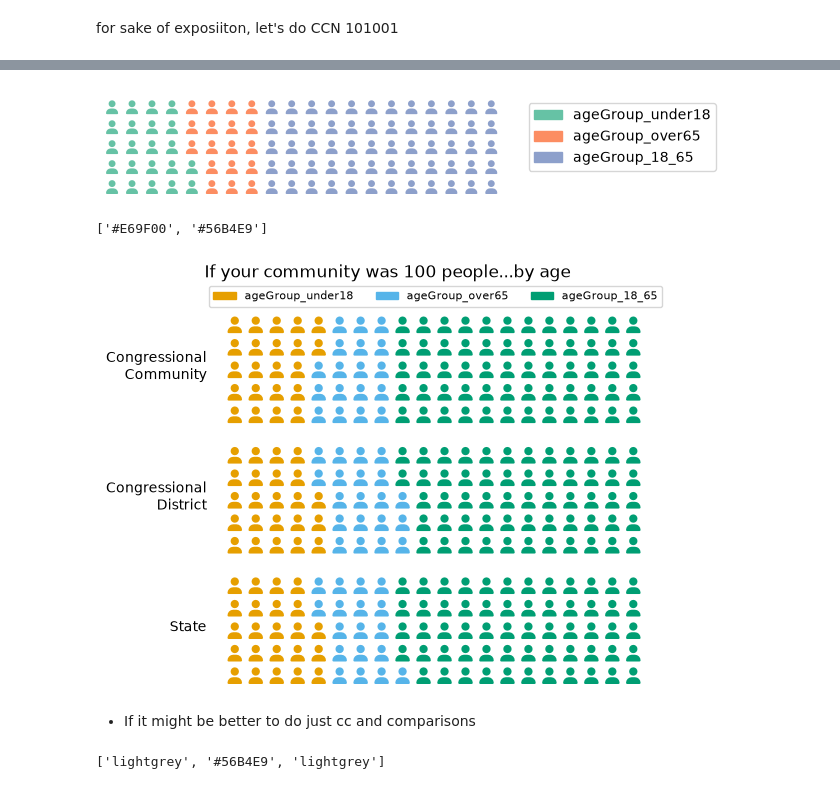
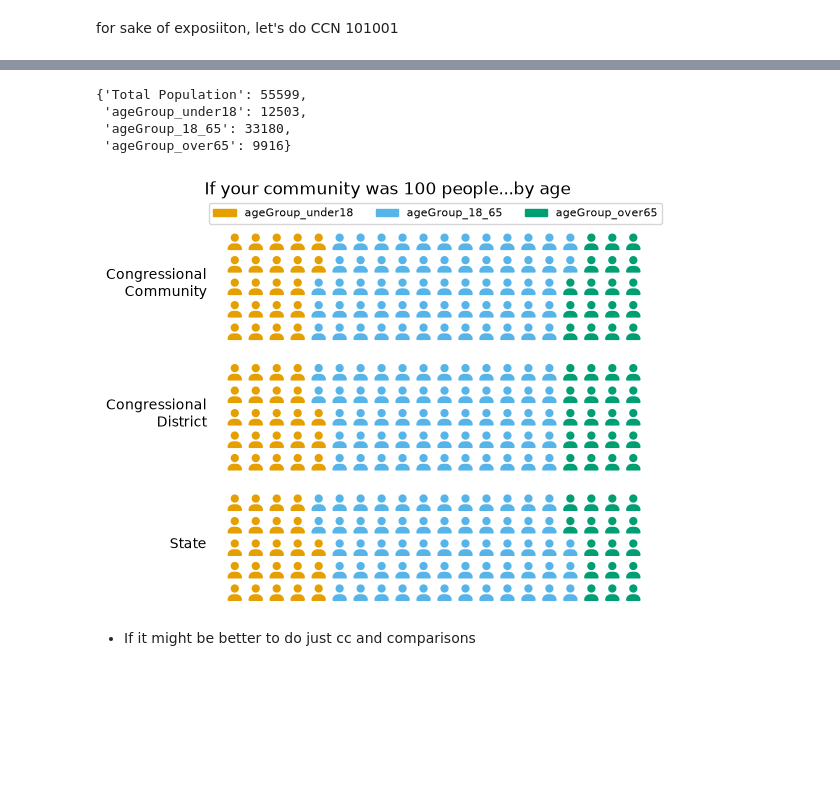
Before and after one commit to camilleberg/congressional_communities, a Jupyter notebook: map project/new_map_viz/people_char.ipynb, the cells around one changed output, grey strips where cells are left out. Cells and saved outputs as stored; diff of their text form; code cells hidden in the pictures; blank space fills up the shorter version.

Commit message:
adding line and fixing graphs

```diff
--- a/map project/new_map_viz/people_char.ipynb
+++ b/map project/new_map_viz/people_char.ipynb
@@ -122,7 +122,8 @@ ccn20_dict = df[['CCN20', 'DC', 'State']].groupby('CCN20').apply(
 # %%
 # aggregating bases on cc, congressional, dist
 def group_function(df, group):
-    nested_dict = df.groupby(group)[age_bracket_cols].sum().to_dict(orient='index')
+    age_groups = age_bracket_cols + ['Total Population']
+    nested_dict = df.groupby(group)[age_groups].sum().to_dict(orient='index')
     return nested_dict
 # %%
 # grouping!
@@ -197,25 +169,21 @@ fig_state.show()
 def prep_dict(df, cc_number):
     new_df = df.loc[df_age['CCN20'] == cc_number].drop(columns=['CCN20','DC', 'State']).to_dict(orient = 'records')
     return new_df[0]
-# %%
-fig_cc = plt.figure(
-  FigureClass=Waffle,
-  rows=5,
-  columns=20,
-  values=prep_dict(df_age, ccn20_number),
-  legend={'loc': 'upper left', 'bbox_to_anchor': (1.05, 1)},
-  icons = 'user',
-  font_size = 10
-)
-fig_cc.show()
-# %% [output]
-[figure, removed]
-# %%
-okabe_ito_colors[0:2]
-# %% [output]
-['#E69F00', '#56B4E9']
+# %%
+df_cc_graph = prep_dict(df_age, ccn20_number)
+df_cc_graph
+# %% [output]
+{'Total Population': 55599,
+ 'ageGroup_under18': 12503,
+ 'ageGroup_18_65': 33180,
+ 'ageGroup_over65': 9916}
+# %%
+def exclude_key(d, key):
+    d = d.copy()
+    d.pop(key, None)
+    return d
 # %%
-def make_full_chart(ccn_number, df_age, df_cd_graph, df_state_graph):
+def make_full_chart(df_cc_graph, df_cd_graph, df_state_graph):
 
     fig, (ax1, ax2, ax3) = plt.subplots(3, sharex=True)
 
@@ -225,7 +193,7 @@ def make_full_chart(ccn_number, df_age, df_cd_graph, df_state_graph):
         ax=ax1,
         rows=5,
         columns=20,
-        values=prep_dict(df_age, ccn_number),
+        values=exclude_key(df_cc_graph, 'Total Population'),
         legend={'loc':'lower center', 'bbox_to_anchor': (0.5, 1),
                             'ncol':3, 'fontsize':8},
                     starting_location='NW',
@@ -239,7 +207,7 @@ def make_full_chart(ccn_number, df_age, df_cd_graph, df_state_graph):
         ax=ax2,
         rows=5,
         columns=20,
-        values=df_cd_graph[ccn20_record['DC']],
+        values=exclude_key(df_cd_graph[ccn20_record['DC']], 'Total Population'),
         icons='user',
         font_size=12,
         colors = okabe_ito_colors[0:3]
@@ -250,7 +218,7 @@ def make_full_chart(ccn_number, df_age, df_cd_graph, df_state_graph):
         ax=ax3,
         rows=5,
         columns=20,
-        values=df_state_graph[ccn20_record['State']],
+        values=exclude_key(df_state_graph[ccn20_record['State']], 'Total Population'),
         icons='user',
         font_size=12,
         colors = okabe_ito_colors[0:3]
@@ -271,16 +239,13 @@ def make_full_chart(ccn_number, df_age, df_cd_graph, df_state_graph):
     ax3.get_legend().remove()
 
     fig.suptitle('If your community was 100 people...by age')
+    plt.savefig('./figures/age_comparisons')
     plt.show()
 
     return plt
 # %%
-fig = make_full_chart(ccn20_number, df_age, df_cd_graph, df_state_graph)
+fig = make_full_chart(df_cc_graph, df_cd_graph, df_state_graph)
 # %% [output]
-[figure, old version]
+[figure, new version]
 # %% [markdown]
 + If it might be better to do just cc and comparisons
-# %%
-[not_used] + [okabe_ito_colors[1]] + [not_used]
-# %% [output]
-['lightgrey', '#56B4E9', 'lightgrey']
```
Also changed, not shown: parts of 18 cells of this notebook, 10 other files.
